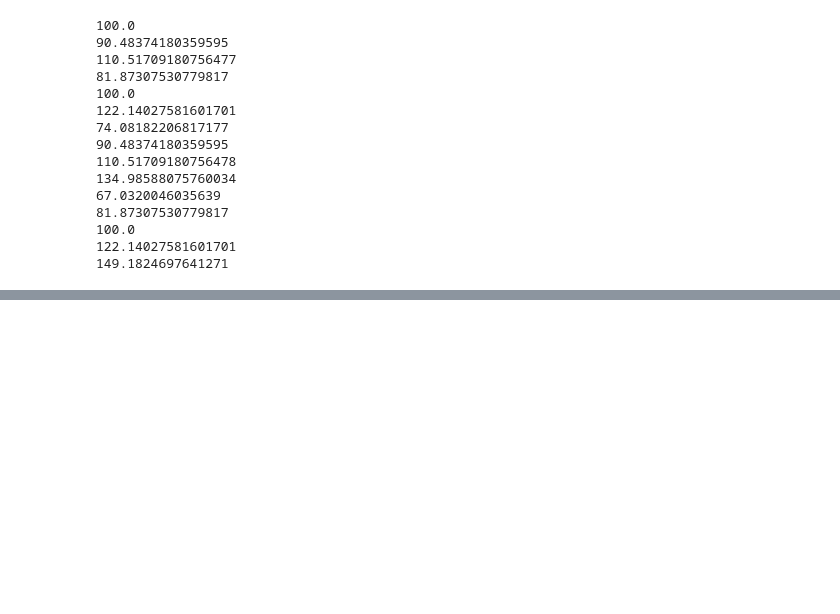
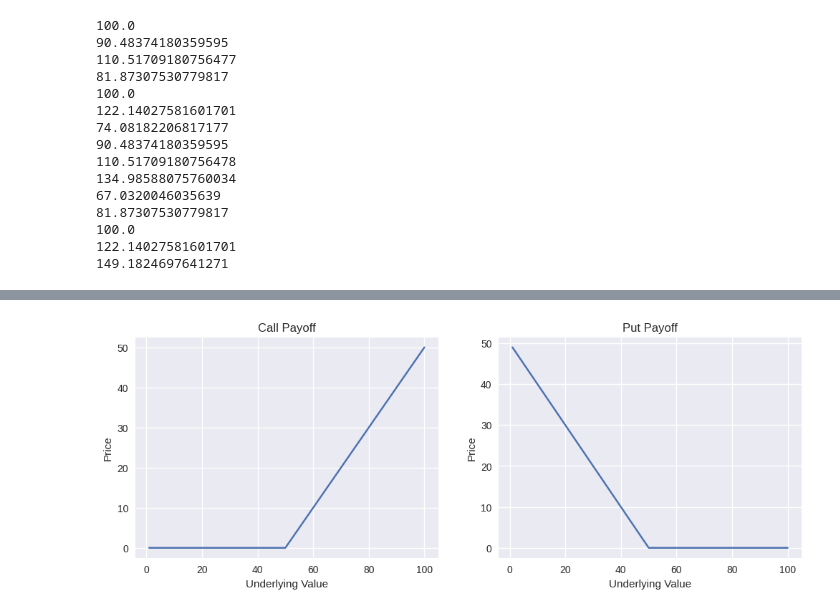
Before and after one commit to Ravindra1972/Anaytics-in-finance-using-Python, a Jupyter notebook: Derivatives_Pricing.ipynb, the cells around one changed output, grey strips where cells are left out. Cells and saved outputs as stored; diff of their text form; code cells hidden in the pictures; blank space fills up the shorter version.

```diff
--- a/Derivatives_Pricing.ipynb
+++ b/Derivatives_Pricing.ipynb
@@ -116,0 +260,11 @@ def BSM(S, K, r, stdev, T):
+# %%
+def d_j(j, S, K, r, v, T):
+    return (log(S/K) + (r + ((-1)**(j-1))*0.5*v*v)*T)/(v*(T**0.5))
+# %%
+def vanilla_call_price(S, K, r, v, T):
+    return S * norm_cdf(d_j(1, S, K, r, v, T)) - \
+        K*exp(-r*T) * norm_cdf(d_j(2, S, K, r, v, T))
+
+def vanilla_put_price(S, K, r, v, T):
+    return -S * norm_cdf(-d_j(1, S, K, r, v, T)) + \
+        K*exp(-r*T) * norm_cdf(-d_j(2, S, K, r, v, T))
@@ -116,0 +291,17 @@ def BSM(S, K, r, stdev, T):
+# %%
+call_payoff = []
+put_payoff = []
+loop = []
+for i in range(1,101):
+    loop.append(i)
+    call_payoff.append(vanilla_call_price(i, 50, 0.0000001, 0.0000001, 10))
+    put_payoff.append(vanilla_put_price(i, 50, 0.0000001, 0.0000001, 10))
+
+fig, ax = plt.subplots(1,2, figsize=(12,4))
+sns.lineplot(x=loop, y=call_payoff, ax=ax[0])
+sns.lineplot(x=loop, y=put_payoff, ax=ax[1])
+ax[0].set(title="Call Payoff", xlabel="Underlying Value", ylabel="Price")
+ax[1].set(title="Put Payoff", xlabel="Underlying Value", ylabel="Price")
+plt.show()
+# %% [output]
+[figure, added]
```
Also changed, not shown: parts of 26 cells of this notebook.
